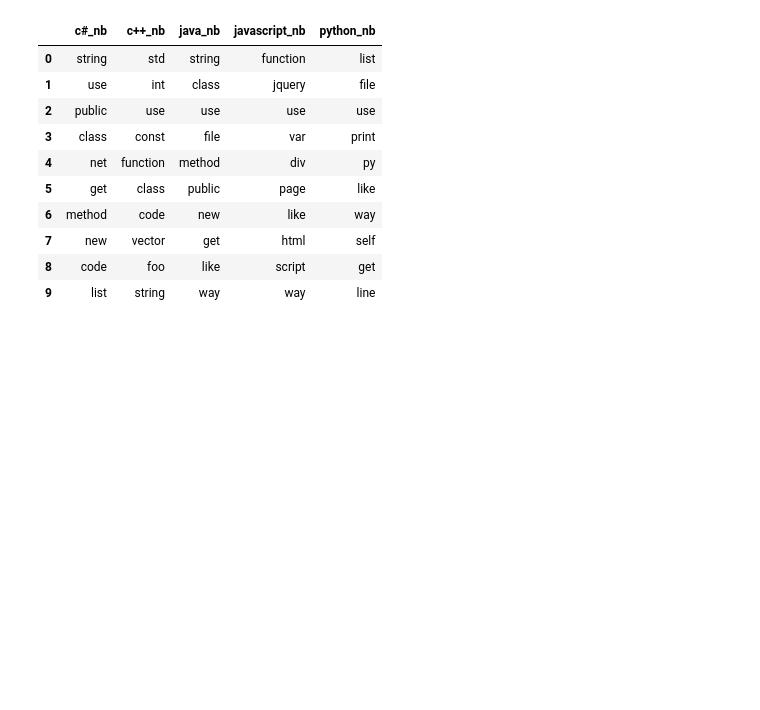
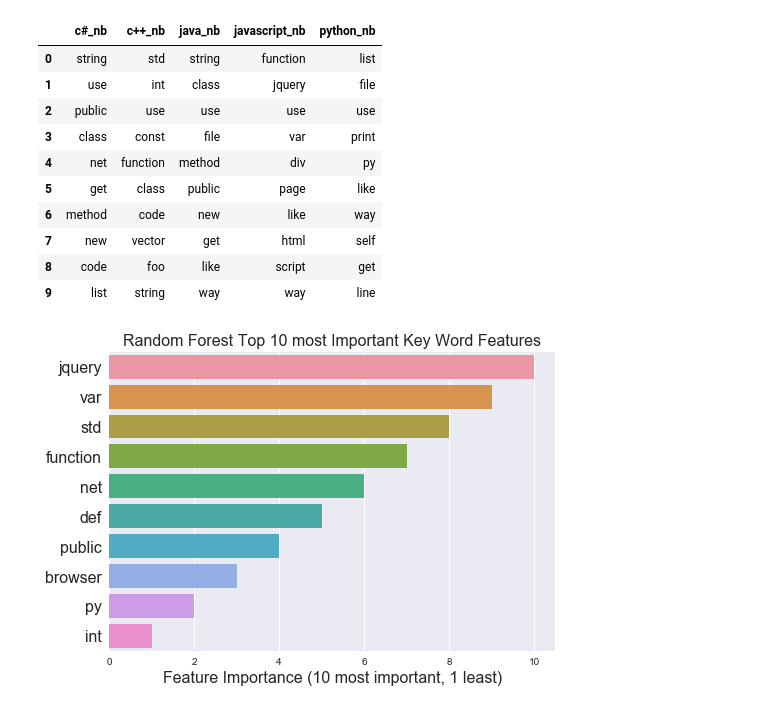
Before and after one commit to QED0711/stack_overflow_nlp, a Jupyter notebook: notebooks/Final_Model_Result_Top_Features.ipynb, the cells around one changed output. Cells and saved outputs as stored; diff of their text form; code cells hidden in the pictures; blank space fills up the shorter version.

Commit message:
Add random Forest top 10 features

```diff
--- a/notebooks/Final_Model_Result_Top_Features.ipynb
+++ b/notebooks/Final_Model_Result_Top_Features.ipynb
@@ -250,8 +252,16 @@ rf_estimator.feature_importances_
 # %%
-featurenames_rf = grid_search_rf.best_estimator_['vect'].get_feature_names()
-coefs_rf = grid_search_rf.best_estimator_['clf'].feature_importances_
-coef_f_rf =[]
-for c, f in zip(coefs_rf,featurenames_rf):
-        if c:
-            coef_f_rf.append((f,c))
-sorted(coef_f_rf, key=lambda x: x[1], reverse = True)[:20]
+importance_score_rf = rf_estimator.feature_importances_
+feature_name_rf = rf_model.pipe[0].get_feature_names()
+importance_f_rf =[]
+for c, f in zip(importance_score_rf,feature_name_rf):
+    if c:
+        importance_f_rf.append((f,c))
+top_10 = sorted(importance_f_rf, key=lambda x: x[1], reverse = True)[:10]
+# %%
+sns.barplot(x= np.arange(10,0,-1), y = [f[0] for f in top_10])
+plt.xlabel('Feature Importance (10 most important, 1 least)', size = 16)
+plt.yticks(size=16)
+plt.title('Random Forest Top 10 most Important Key Word Features', size = 16)
+plt.show()
+# %% [output]
+[figure, added]
```
Also changed, not shown: parts of 2 cells of this notebook, 1 other file.
